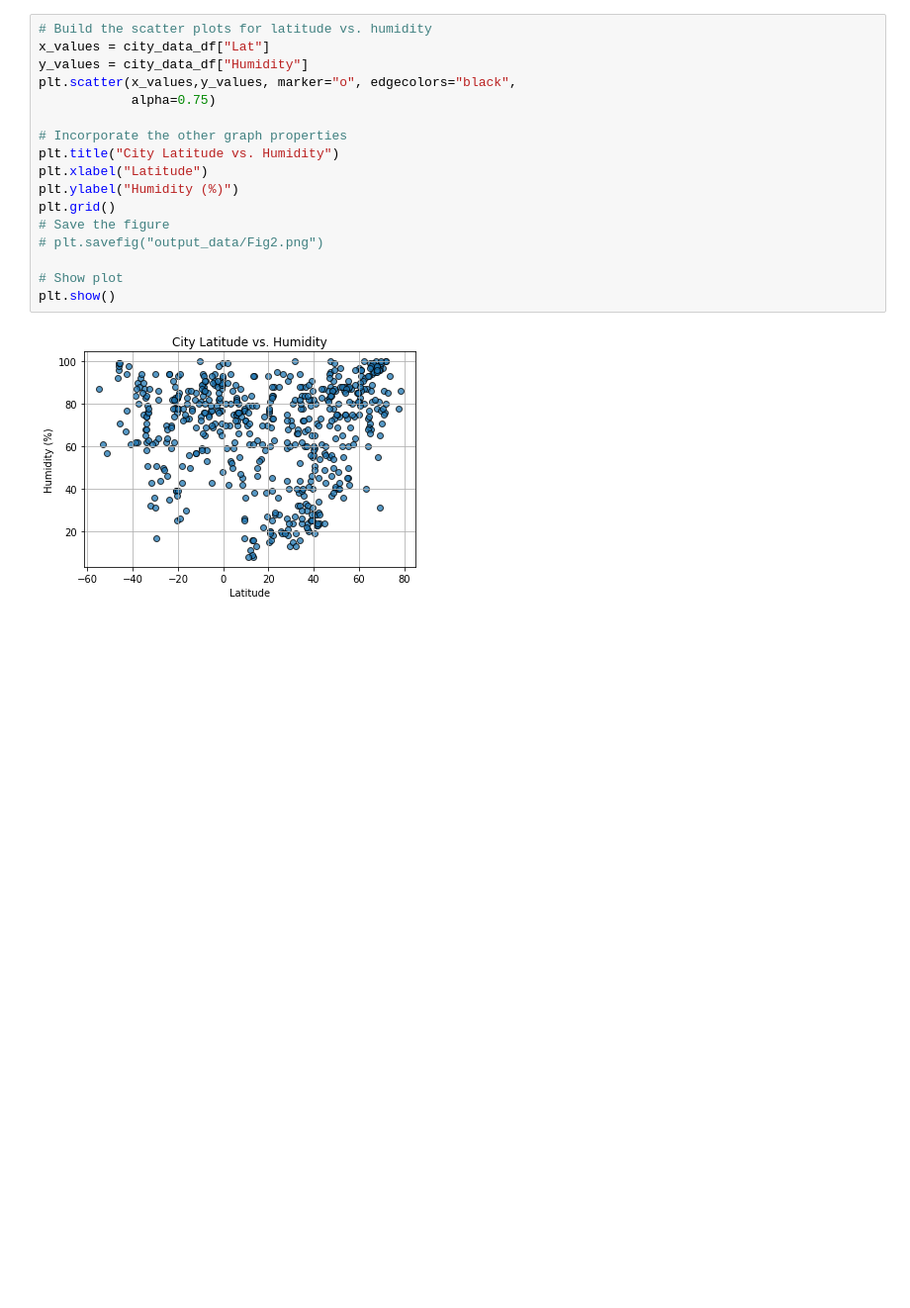
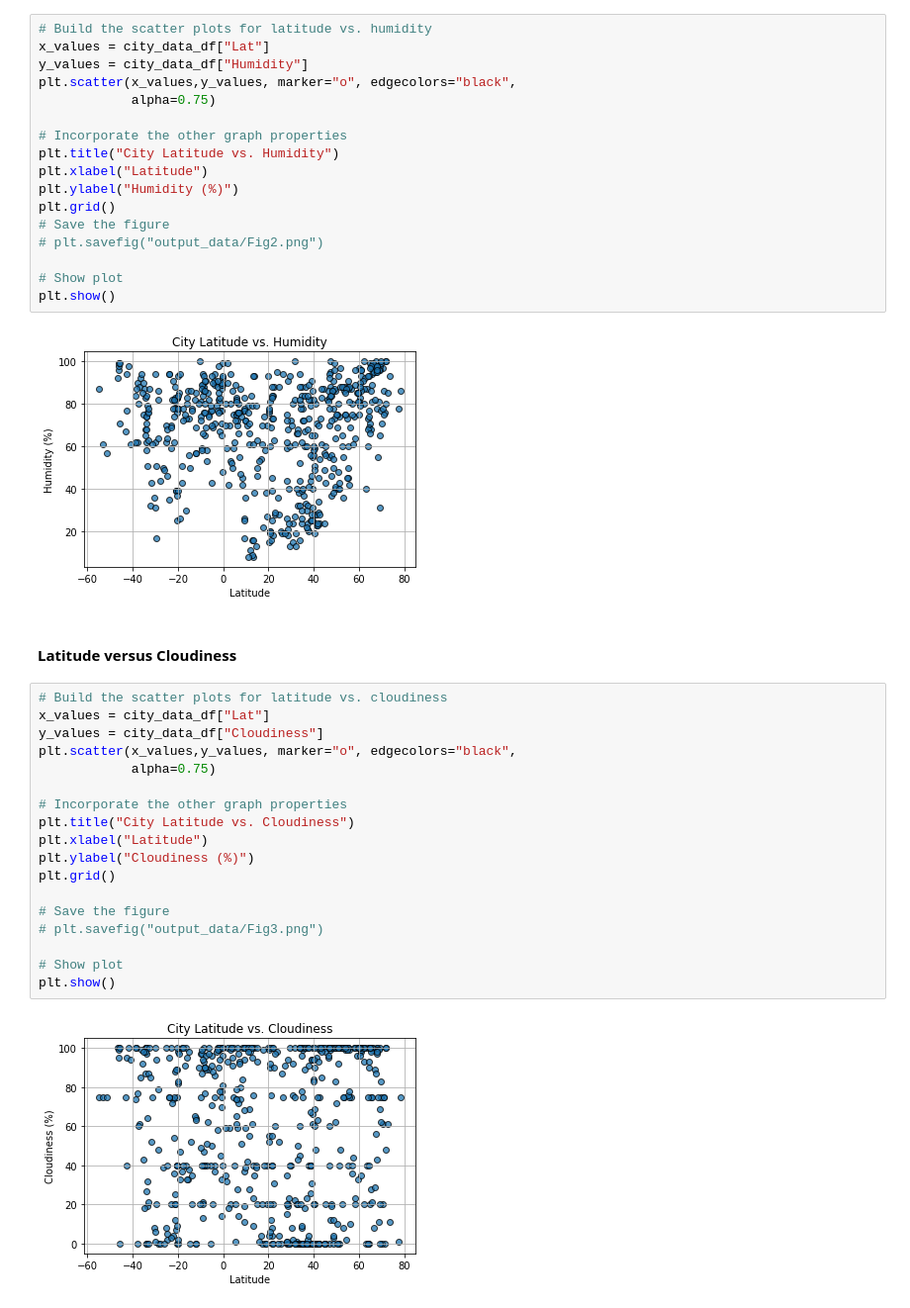
Before and after one commit to jbarkle/Python-API-Challenge, a Jupyter notebook: WeatherPy/WeatherPy.ipynb, the cells around one changed output. Shown: that part at 99% size. Saved outputs shown, nothing was run; the diff lists cells and outputs as text; blank space fills up the shorter version.

Commit message:
add latitude vs cloudiness

```diff
--- a/WeatherPy/WeatherPy.ipynb
+++ b/WeatherPy/WeatherPy.ipynb
@@ -226,3 +226,25 @@ plt.grid()
 plt.show()
 # %% [output]
 [figure]
+# %% [markdown]
+#### Latitude versus Cloudiness
+# %%
+# Build the scatter plots for latitude vs. cloudiness
+x_values = city_data_df["Lat"]
+y_values = city_data_df["Cloudiness"]
+plt.scatter(x_values,y_values, marker="o", edgecolors="black",
+            alpha=0.75)
+
+# Incorporate the other graph properties
+plt.title("City Latitude vs. Cloudiness")
+plt.xlabel("Latitude")
+plt.ylabel("Cloudiness (%)")
+plt.grid()
+
+# Save the figure
+# plt.savefig("output_data/Fig3.png")
+
+# Show plot
+plt.show()
+# %% [output]
+[figure, added]
```
